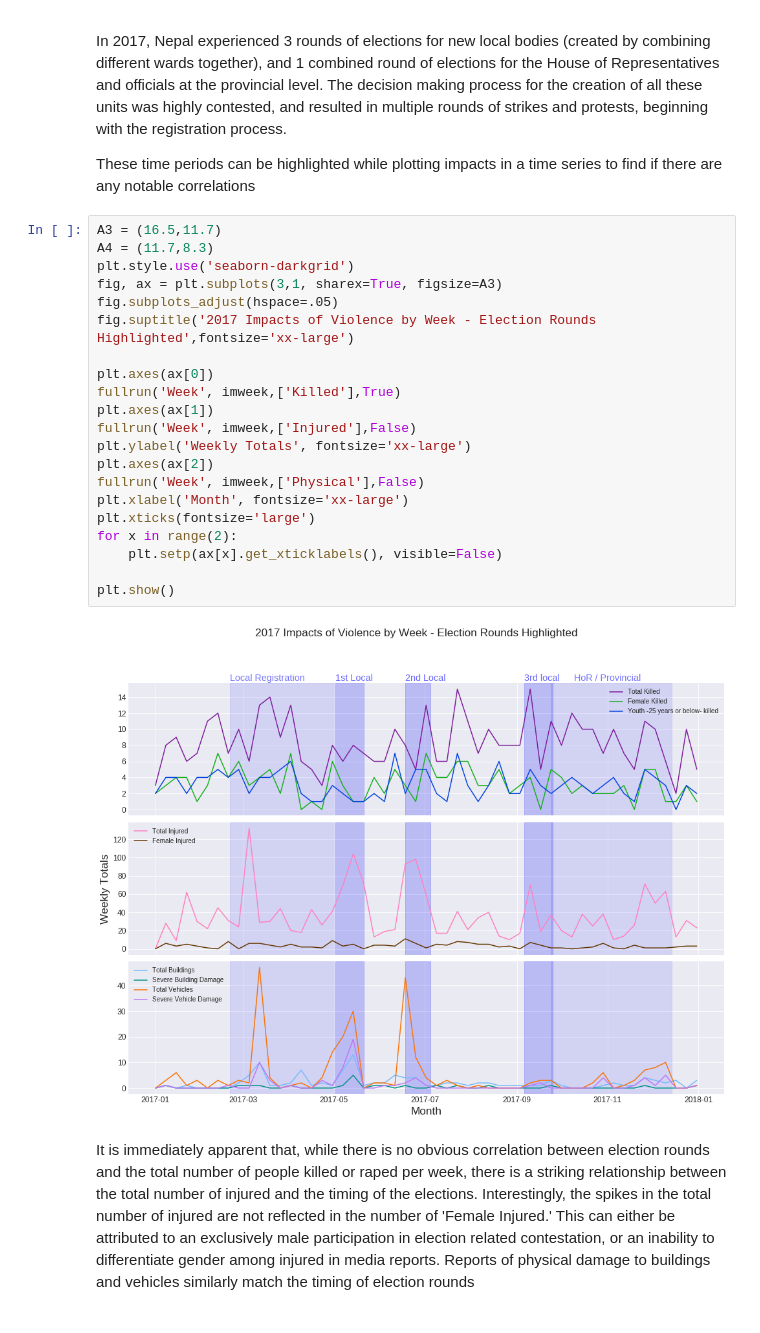
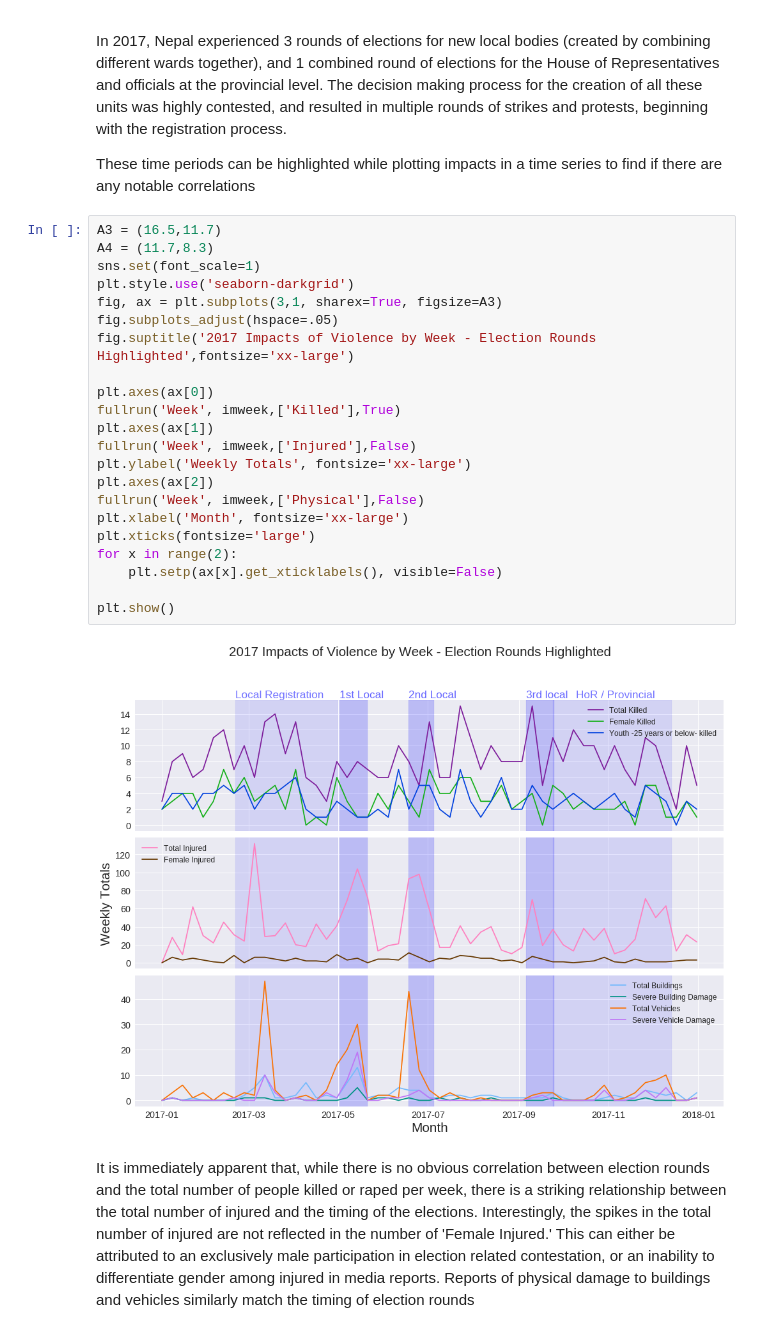
Before and after one commit to Nhorning/NM_Analysis, a Jupyter notebook: SpringBoard 7.2 - Apply Data Storytelling.ipynb, the cells around one changed output. Cells and saved outputs as stored; diff of their text form.

```diff
--- a/SpringBoard 7.2 - Apply Data Storytelling.ipynb
+++ b/SpringBoard 7.2 - Apply Data Storytelling.ipynb
@@ -279,26 +427,27 @@ These time periods can be highlighted while plotting impacts in a time series to
 # %%
 A3 = (16.5,11.7)
 A4 = (11.7,8.3)
+sns.set(font_scale=1)
 plt.style.use('seaborn-darkgrid')
 fig, ax = plt.subplots(3,1, sharex=True, figsize=A3)
 fig.subplots_adjust(hspace=.05)
 fig.suptitle('2017 Impacts of Violence by Week - Election Rounds Highlighted',fontsize='xx-large')
 
 plt.axes(ax[0])
 fullrun('Week', imweek,['Killed'],True)
 plt.axes(ax[1])
 fullrun('Week', imweek,['Injured'],False)
 plt.ylabel('Weekly Totals', fontsize='xx-large')
 plt.axes(ax[2])
 fullrun('Week', imweek,['Physical'],False)
 plt.xlabel('Month', fontsize='xx-large')
 plt.xticks(fontsize='large')
 for x in range(2):
     plt.setp(ax[x].get_xticklabels(), visible=False)
 
 plt.show()
 # %% [output]
-[figure, old version]
+[figure, new version]
 # %% [markdown]
 It is immediately apparent that, while there is no obvious correlation between election rounds and the total number of people killed or raped per week, there is a striking relationship between the total number of injured and the timing of the elections. Interestingly, the spikes in the total number of injured are not reflected in the number of 'Female Injured.' This can either be attributed to an exclusively male participation in election related contestation, or an inability to differentiate gender among injured in media reports. Reports of physical damage to buildings and vehicles similarly match the timing of election rounds
 # %% [markdown]
```
Also changed, not shown: parts of 10 cells of this notebook.
